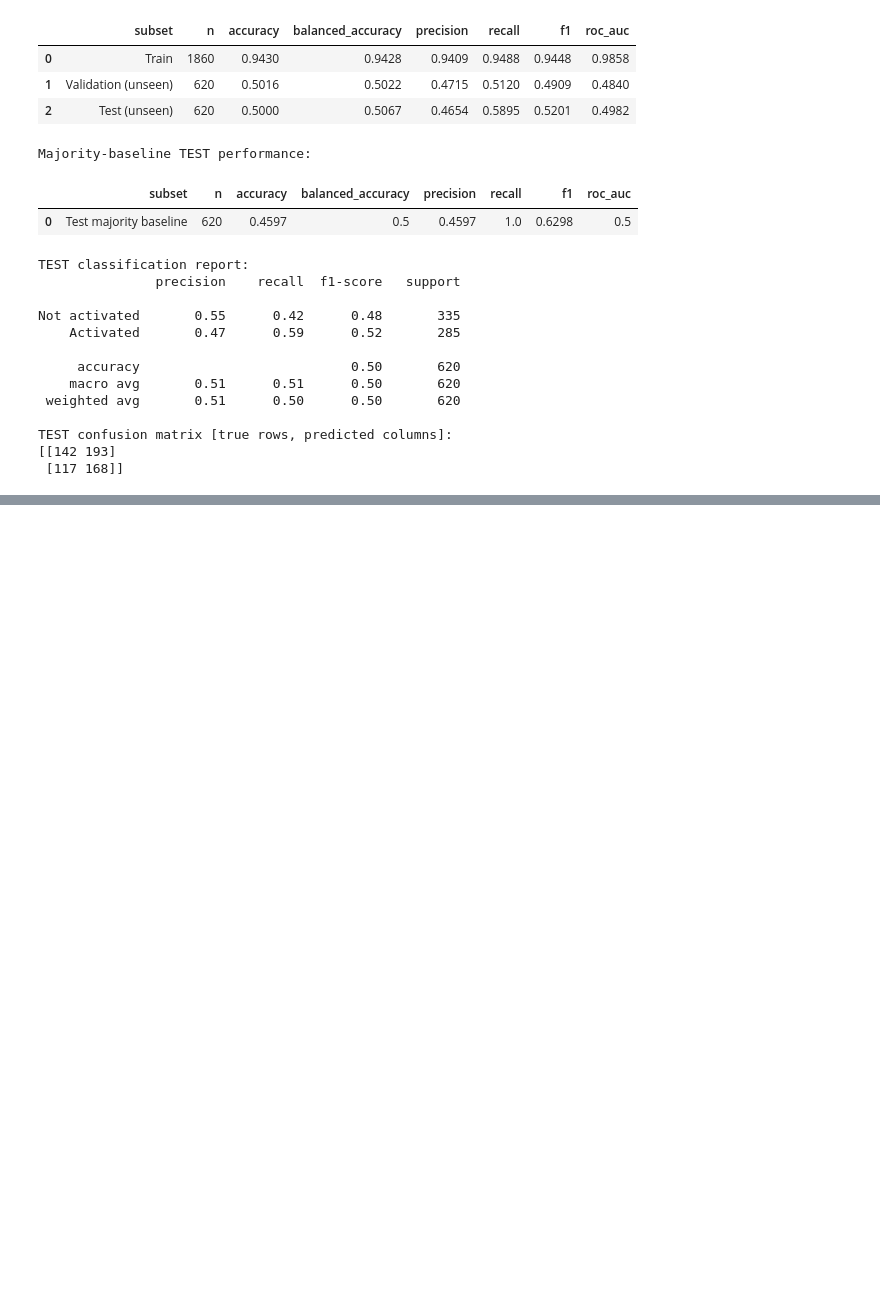
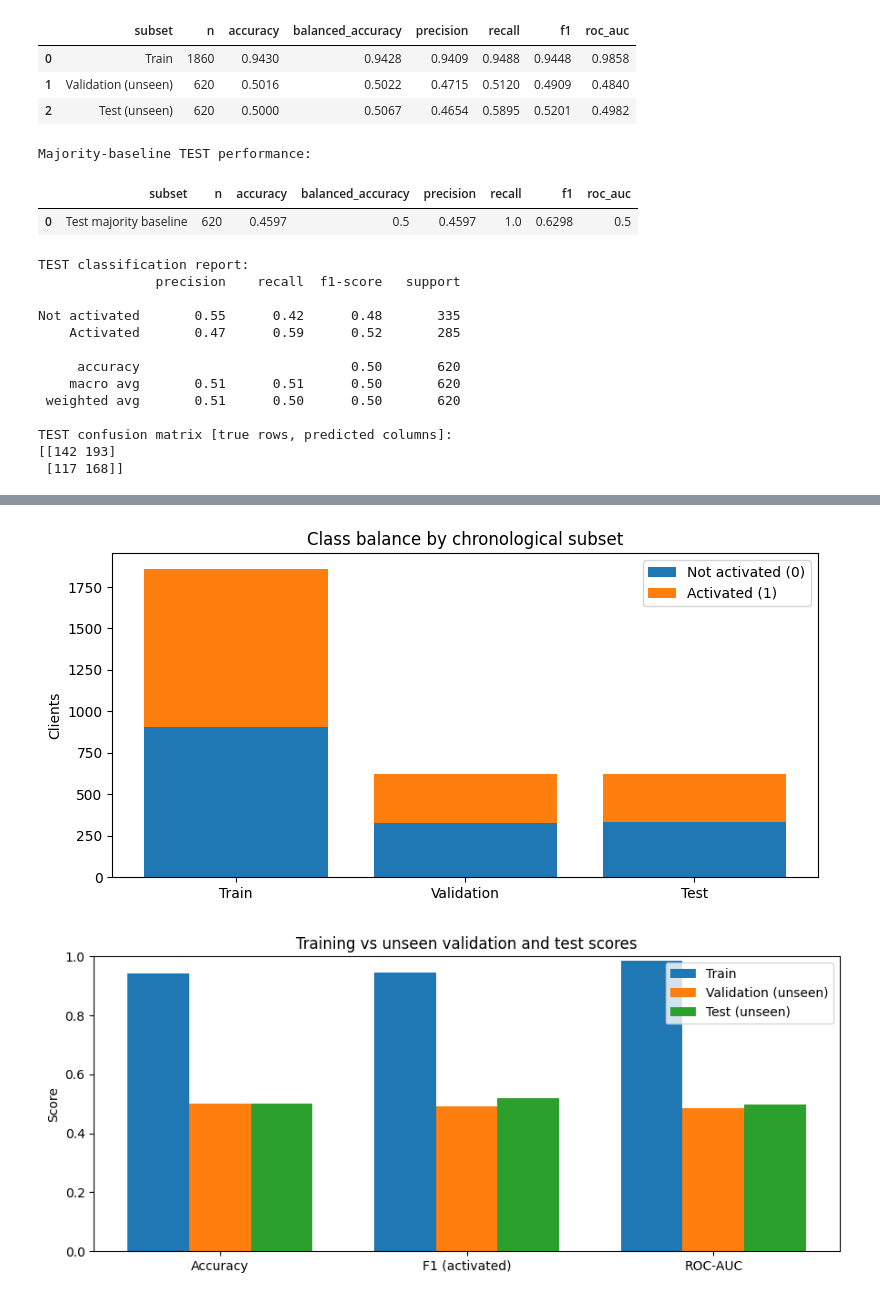
Before and after one commit to phidanekhano/capstoneProject, a Jupyter notebook: stadio equities ss3/SS3_PartB.ipynb, the cells around one changed output, grey strips where cells are left out. Drawn from its saved outputs; the diff is of its cells as text; code cells hidden in the pictures; blank space fills up the shorter version.

Commit message:
Results visualisation

```diff
--- a/stadio equities ss3/SS3_PartB.ipynb
+++ b/stadio equities ss3/SS3_PartB.ipynb
@@ -206,0 +211,23 @@ TEST confusion matrix [true rows, predicted columns]:
+# %%
+fig, ax = plt.subplots(figsize=(8,4))
+parts = [train_df,val_df,test_df]
+labels_ = ['Train','Validation','Test']
+x = np.arange(3)
+non = [int((p.activation_outcome==0).sum()) for p in parts]
+yes = [int((p.activation_outcome==1).sum()) for p in parts]
+ax.bar(x,non,label='Not activated (0)')
+ax.bar(x,yes,bottom=non,label='Activated (1)')
+ax.set_xticks(x,labels_); ax.set_ylabel('Clients'); ax.set_title('Class balance by chronological subset');ax.legend()
+plt.tight_layout();plt.show()
+
+metrics = ['accuracy','f1','roc_auc']
+fig, ax = plt.subplots(figsize=(9,4))
+xx = np.arange(len(metrics)); w=0.25
+for i,row in results.iterrows():
+    ax.bar(xx+(i-1)*w,[row[col] for col in metrics],w,label=row['subset'])
+ax.set_xticks(xx,['Accuracy','F1 (activated)','ROC-AUC']);ax.set_ylim(0,1)
+ax.set_ylabel('Score');ax.set_title('Training vs unseen validation and test scores');ax.legend()
+plt.tight_layout();plt.show()
+# %% [output]
+[figure, added]
+[figure, added]
```
Also changed, not shown: parts of 1 cell of this notebook.
